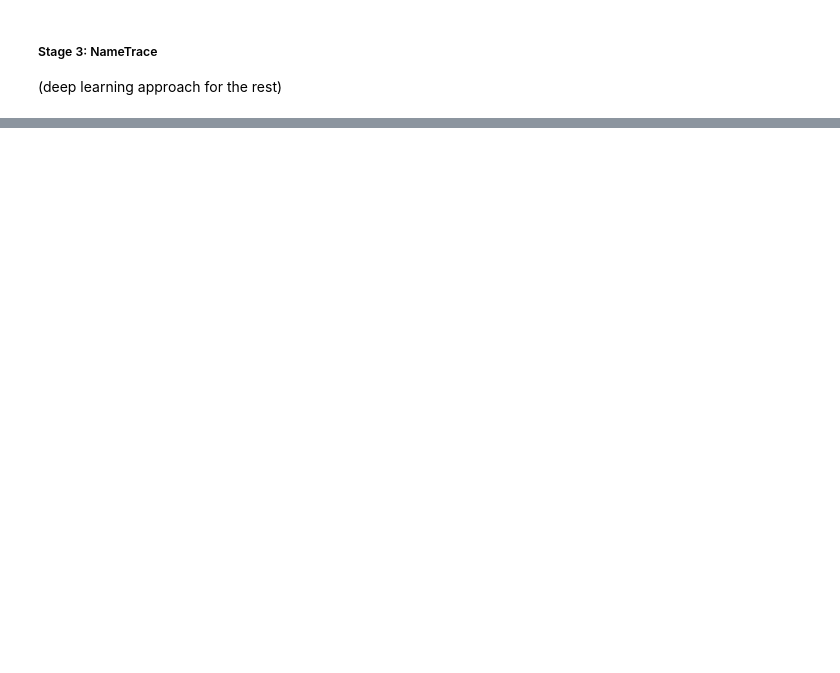
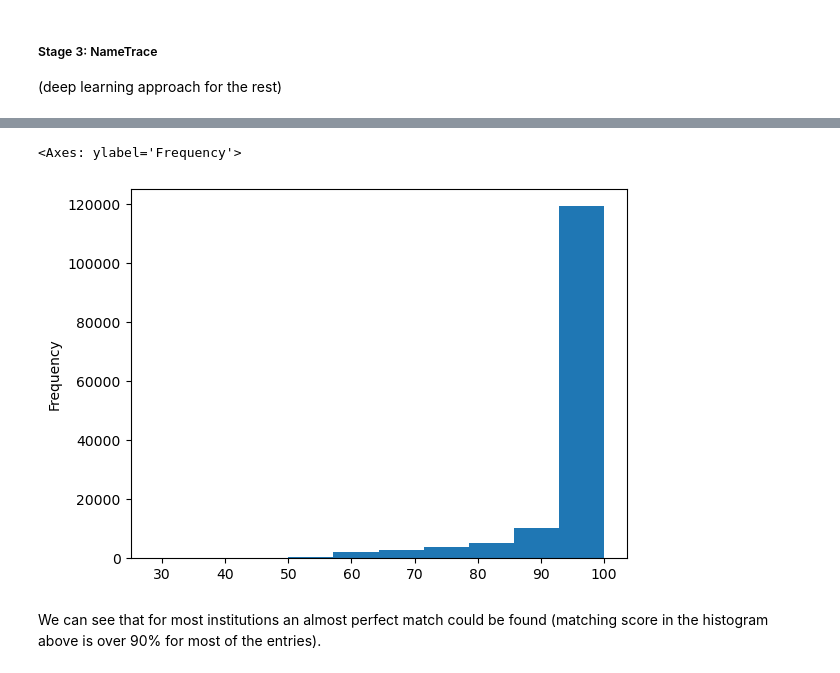
Before and after one commit to philippmoessner/us_science_funding_cuts, a Jupyter notebook: notebook.ipynb, the cells around one changed output, grey strips where cells are left out. Cells and saved outputs as stored; diff of their text form; code cells hidden in the pictures; blank space fills up the shorter version.

```diff
--- a/notebook.ipynb
+++ b/notebook.ipynb
@@ -1401,8 +1396,8 @@ nt = NameTracer()
 
 # remaining non-classified names
 mask_remaining = data[('context', 'gender_inferred')].isin(['unknown', 'unisex'])
-first_names = data.loc[mask_remaining, ('context', 'pi_firstname')].fillna('').astype(str)
-last_names = data.loc[mask_remaining, ('context', 'pi_lastname')].fillna('').astype(str)
+first_names = data.loc[mask_remaining, ('context', 'pi_first_name')].fillna('').astype(str)
+last_names = data.loc[mask_remaining, ('context', 'pi_last_name')].fillna('').astype(str)
 full_names_list = (first_names + " " + last_names).tolist()
 
 print(f"Starting batch prediction for {len(full_names_list)} names...")
@@ -1419,7 +1414,6 @@ if len(full_names_list) > 0:
         conf = res.get('confidence', {}).get('gender', 0.0)
         gender_pred = res.get('gender')
 
-        # We use a threshold of 0.8 (80%) for the deep learning model
         if conf >= 0.80 and gender_pred in ['male', 'female']:
             final_predictions.append(gender_pred)
         else:
@@ -1434,0 +1457,3 @@ print("-" * 40)
+# %%
+data = data.drop(('context', 'gender_raw'), axis=1)
+data[('context', 'gender_inferred')] = data[('context', 'gender_inferred')].replace('unknown', np.nan)
@@ -1434,0 +1489,3 @@ print("-" * 40)
+# %%
+# uruguay is a data error -> this should be US since the entry refers to Yale University
+data.loc[102607, ('context', 'inst_country')] = 'United States'
@@ -1434,0 +1498,3 @@ print("-" * 40)
+# %%
+ror = pd.read_csv('data/for_enrichment/v2.2-2026-01-29-ror-data.csv')
+ror.columns
@@ -1434,0 +1682,7 @@ print("-" * 40)
+# %%
+data[('context', 'ror_match_score')].plot(kind='hist')
+# %% [output]
+<Axes: ylabel='Frequency'>
+[figure, added]
+# %% [markdown]
+We can see that for most institutions an almost perfect match could be found (matching score in the histogram above is over 90% for most of the entries).
```
Also changed, not shown: parts of 63 cells of this notebook, 4 other files.
